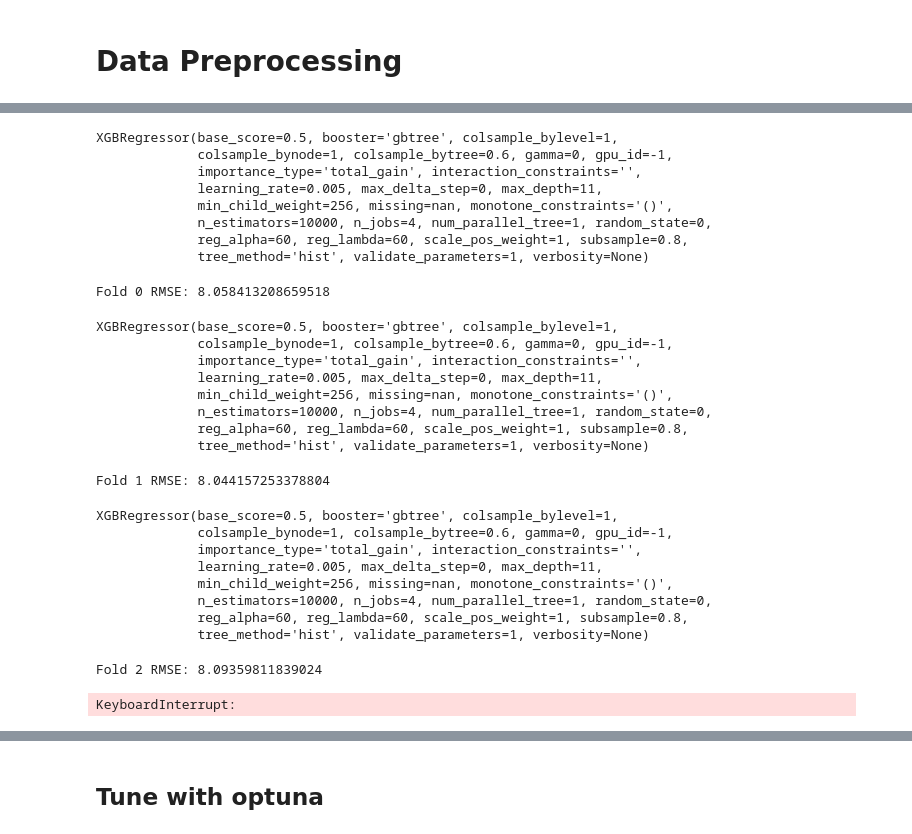
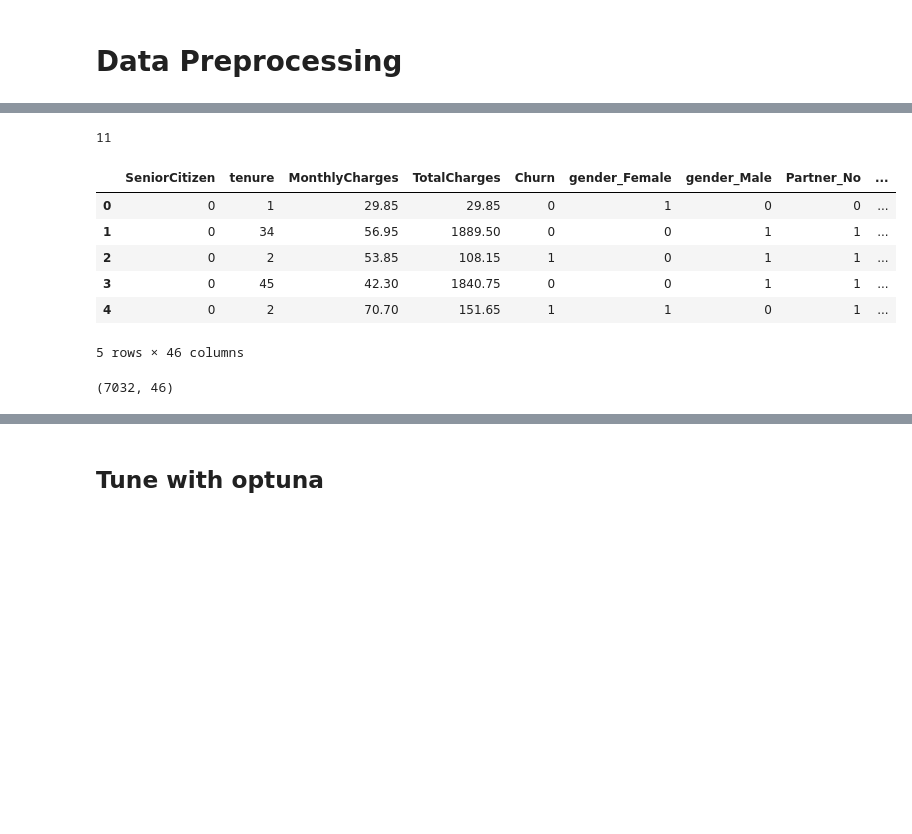
Before and after one commit to brianmai/Customer-Churn-Prediction, a Jupyter notebook: Regression_Customer_Churn_Prediction.ipynb, the cells around one changed output, grey strips where cells are left out. Saved outputs shown, nothing was run; the diff lists cells and outputs as text; code cells hidden in the pictures; blank space fills up the shorter version.

```diff
--- a/Regression_Customer_Churn_Prediction.ipynb
+++ b/Regression_Customer_Churn_Prediction.ipynb
@@ -72,3 +46,5 @@ test.drop('id', axis=1, inplace = True)
+# %%
+train = pd.read_csv('customer_churn.csv')
 # %% [markdown]
 # Exploratory Data Analysis
 # %%
@@ -152,53 +79,11 @@ params = {'n_estimators':10000,
-# %%
-splits = 12
-stf = StratifiedKFold(n_splits=splits, shuffle=True)
-oof= np.zeros((X.shape[0],))
-prediction = 0
-model_fi = 0
-total_mean_rmse = 0
-
-for num, (train_id, valid_id) in enumerate(stf.split(X, y)):
-    X_train, X_valid = X.loc[train_id], X.loc[valid_id]
-    y_train, y_valid = y.loc[train_id], y.loc[valid_id]
-
-    model = XGBRegressor(**params)
-    model.fit(X_train, y_train,
-              eval_set=[(X_train, y_train), (X_valid, y_valid)],
-              early_stopping_rounds =200,
-              eval_metric="rmse",verbose=0)
-
-    prediction += model.predict(test) / splits
-    oof[valid_id] = model.predict(X_valid)
-    oof[oof < 0] = 0
-
-    fold_rmse = np.sqrt(mean_squared_error(y_valid, oof[valid_id]))
-    print(f"Fold {num} RMSE: {fold_rmse}")
-# %% [output]
-XGBRegressor(base_score=0.5, booster='gbtree', colsample_bylevel=1,
-             colsample_bynode=1, colsample_bytree=0.6, gamma=0, gpu_id=-1,
-             importance_type='total_gain', interaction_constraints='',
-             learning_rate=0.005, max_delta_step=0, max_depth=11,
-             min_child_weight=256, missing=nan, monotone_constraints='()',
-             n_estimators=10000, n_jobs=4, num_parallel_tree=1, random_state=0,
-             reg_alpha=60, reg_lambda=60, scale_pos_weight=1, subsample=0.8,
-             tree_method='hist', validate_parameters=1, verbosity=None)
-Fold 0 RMSE: 8.058413208659518
-XGBRegressor(base_score=0.5, booster='gbtree', colsample_bylevel=1,
-             colsample_bynode=1, colsample_bytree=0.6, gamma=0, gpu_id=-1,
-             importance_type='total_gain', interaction_constraints='',
-             learning_rate=0.005, max_delta_step=0, max_depth=11,
-             min_child_weight=256, missing=nan, monotone_constraints='()',
-             n_estimators=10000, n_jobs=4, num_parallel_tree=1, random_state=0,
-             reg_alpha=60, reg_lambda=60, scale_pos_weight=1, subsample=0.8,
-             tree_method='hist', validate_parameters=1, verbosity=None)
-Fold 1 RMSE: 8.044157253378804
-XGBRegressor(base_score=0.5, booster='gbtree', colsample_bylevel=1,
-             colsample_bynode=1, colsample_bytree=0.6, gamma=0, gpu_id=-1,
-             importance_type='total_gain', interaction_constraints='',
-             learning_rate=0.005, max_delta_step=0, max_depth=11,
-             min_child_weight=256, missing=nan, monotone_constraints='()',
-             n_estimators=10000, n_jobs=4, num_parallel_tree=1, random_state=0,
-             reg_alpha=60, reg_lambda=60, scale_pos_weight=1, subsample=0.8,
-             tree_method='hist', validate_parameters=1, verbosity=None)
-Fold 2 RMSE: 8.09359811839024
-KeyboardInterrupt:
+# %%
+#Convert TotalCharges to float instead of object
+train['TotalCharges'] =pd.to_numeric(train['TotalCharges'], errors='coerce')
+
+#Check for NaN value
+train['TotalCharges'].isnull().sum()
+
+#Drop NaN value
+train.dropna(inplace=True)
+# %% [output]
+11
@@ -204,0 +97,14 @@ KeyboardInterrupt:
+# %%
+# One Hot Encoding categorical variable
+df = pd.get_dummies(train)
+df.head()
+df.shape
+# %% [output]
+|  | SeniorCitizen | tenure | MonthlyCharges | TotalCharges | Churn | gender_Female | gender_Male | Partner_No | ... |
+| 0 | 0 | 1 | 29.85 | 29.85 | 0 | 1 | 0 | 0 | ... |
+| 1 | 0 | 34 | 56.95 | 1889.50 | 0 | 0 | 1 | 1 | ... |
+| 2 | 0 | 2 | 53.85 | 108.15 | 1 | 0 | 1 | 1 | ... |
+| 3 | 0 | 45 | 42.30 | 1840.75 | 0 | 0 | 1 | 1 | ... |
+| 4 | 0 | 2 | 70.70 | 151.65 | 1 | 1 | 0 | 1 | ... |
+5 rows × 46 columns
+(7032, 46)
```
Also changed, not shown: parts of 68 cells of this notebook.
